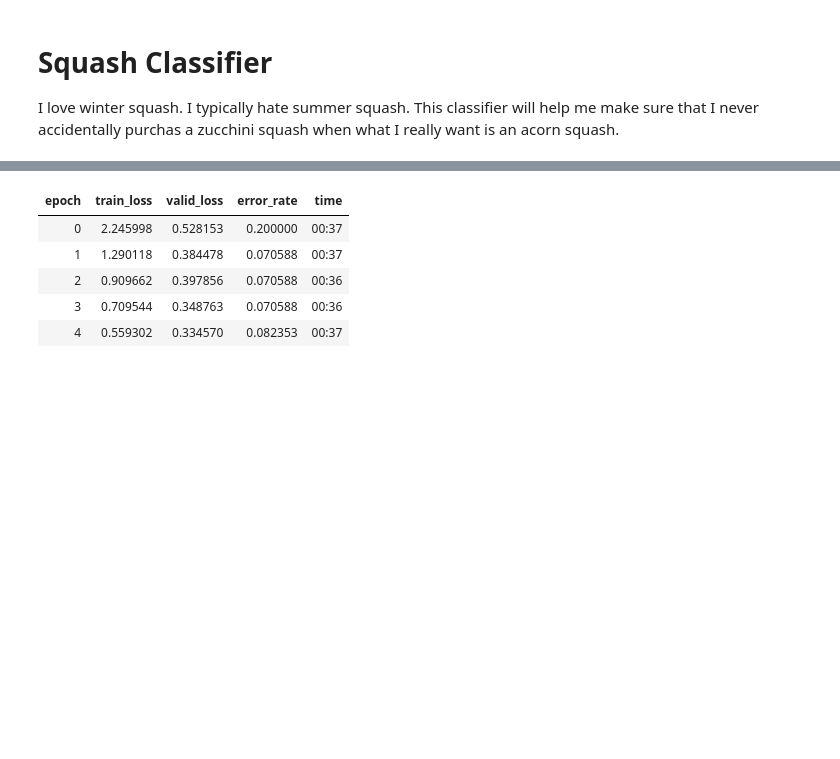
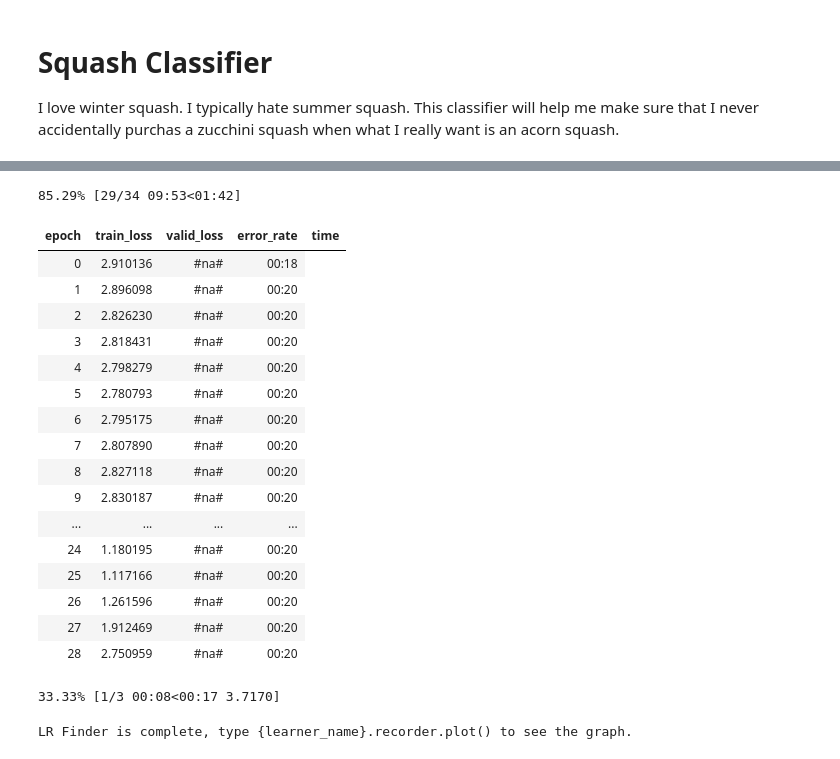
Before and after one commit to wcneill/fastai-homework, a Jupyter notebook: Lesson2-v3/lesson2.ipynb, the cells around one changed output, grey strips where cells are left out. Cells and saved outputs as stored; diff of their text form; code cells hidden in the pictures; blank space fills up the shorter version.

```diff
--- a/Lesson2-v3/lesson2.ipynb
+++ b/Lesson2-v3/lesson2.ipynb
@@ -97,9 +101,0 @@ learner = cnn_learner(data, models.resnet34, metrics=error_rate)
-# %%
-learner.fit_one_cycle(5, max_lr=5e-3)
-# %% [output]
-| epoch | train_loss | valid_loss | error_rate | time |
-| 0 | 2.245998 | 0.528153 | 0.200000 | 00:37 |
-| 1 | 1.290118 | 0.384478 | 0.070588 | 00:37 |
-| 2 | 0.909662 | 0.397856 | 0.070588 | 00:36 |
-| 3 | 0.709544 | 0.348763 | 0.070588 | 00:36 |
-| 4 | 0.559302 | 0.334570 | 0.082353 | 00:37 |
@@ -105,0 +105,23 @@ learner.fit_one_cycle(5, max_lr=5e-3)
+# %%
+learner.lr_find()
+# %% [output]
+85.29% [29/34 09:53<01:42]
+| epoch | train_loss | valid_loss | error_rate | time |
+| 0 | 2.910136 | #na# | 00:18 |
+| 1 | 2.896098 | #na# | 00:20 |
+| 2 | 2.826230 | #na# | 00:20 |
+| 3 | 2.818431 | #na# | 00:20 |
+| 4 | 2.798279 | #na# | 00:20 |
+| 5 | 2.780793 | #na# | 00:20 |
+| 6 | 2.795175 | #na# | 00:20 |
+| 7 | 2.807890 | #na# | 00:20 |
+| 8 | 2.827118 | #na# | 00:20 |
+| 9 | 2.830187 | #na# | 00:20 |
+| ... | ... | ... | ... |
+| 24 | 1.180195 | #na# | 00:20 |
+| 25 | 1.117166 | #na# | 00:20 |
+| 26 | 1.261596 | #na# | 00:20 |
+| 27 | 1.912469 | #na# | 00:20 |
+| 28 | 2.750959 | #na# | 00:20 |
+33.33% [1/3 00:08<00:17 3.7170]
+LR Finder is complete, type {learner_name}.recorder.plot() to see the graph.
```
Also changed, not shown: parts of 20 cells of this notebook.
